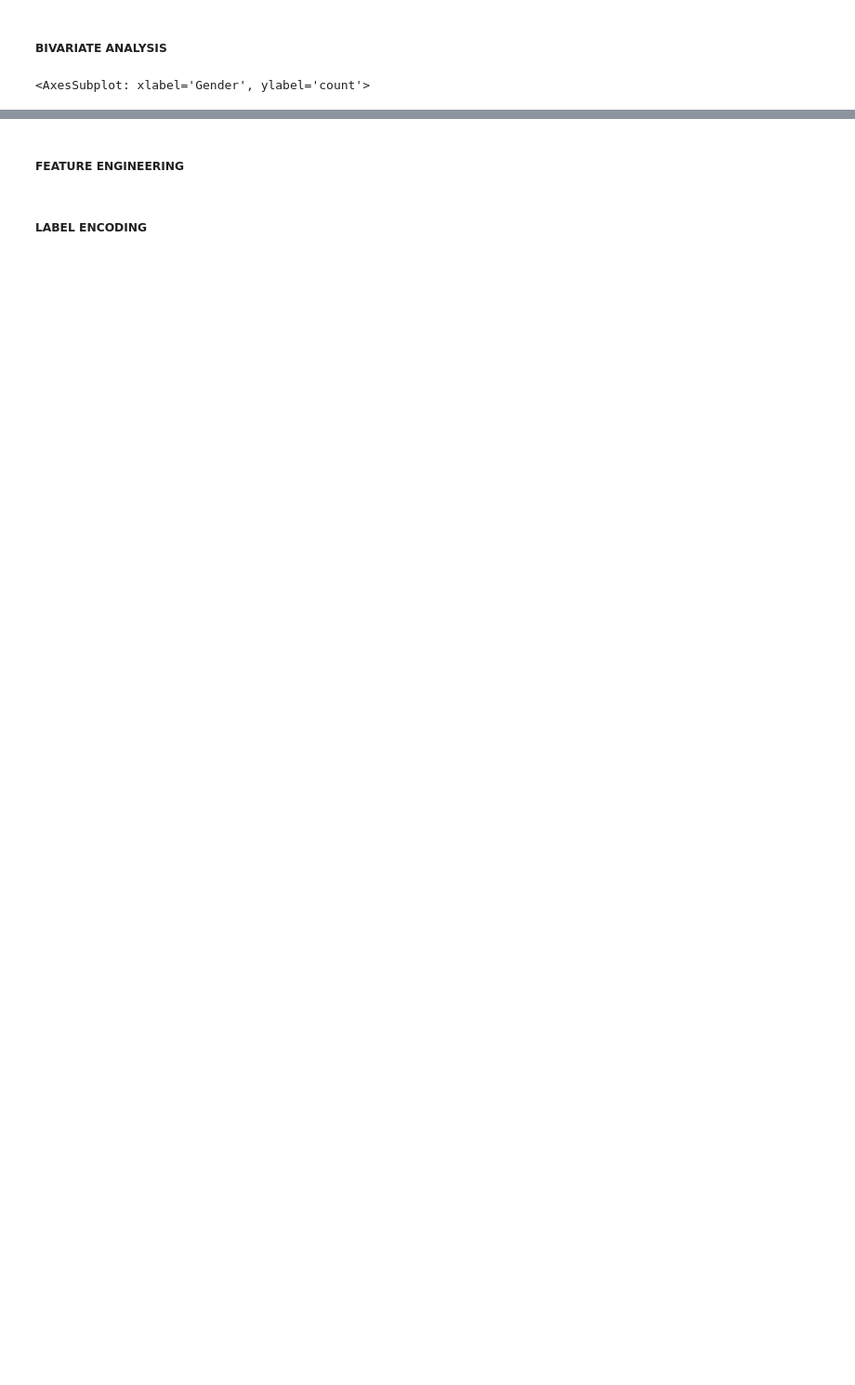
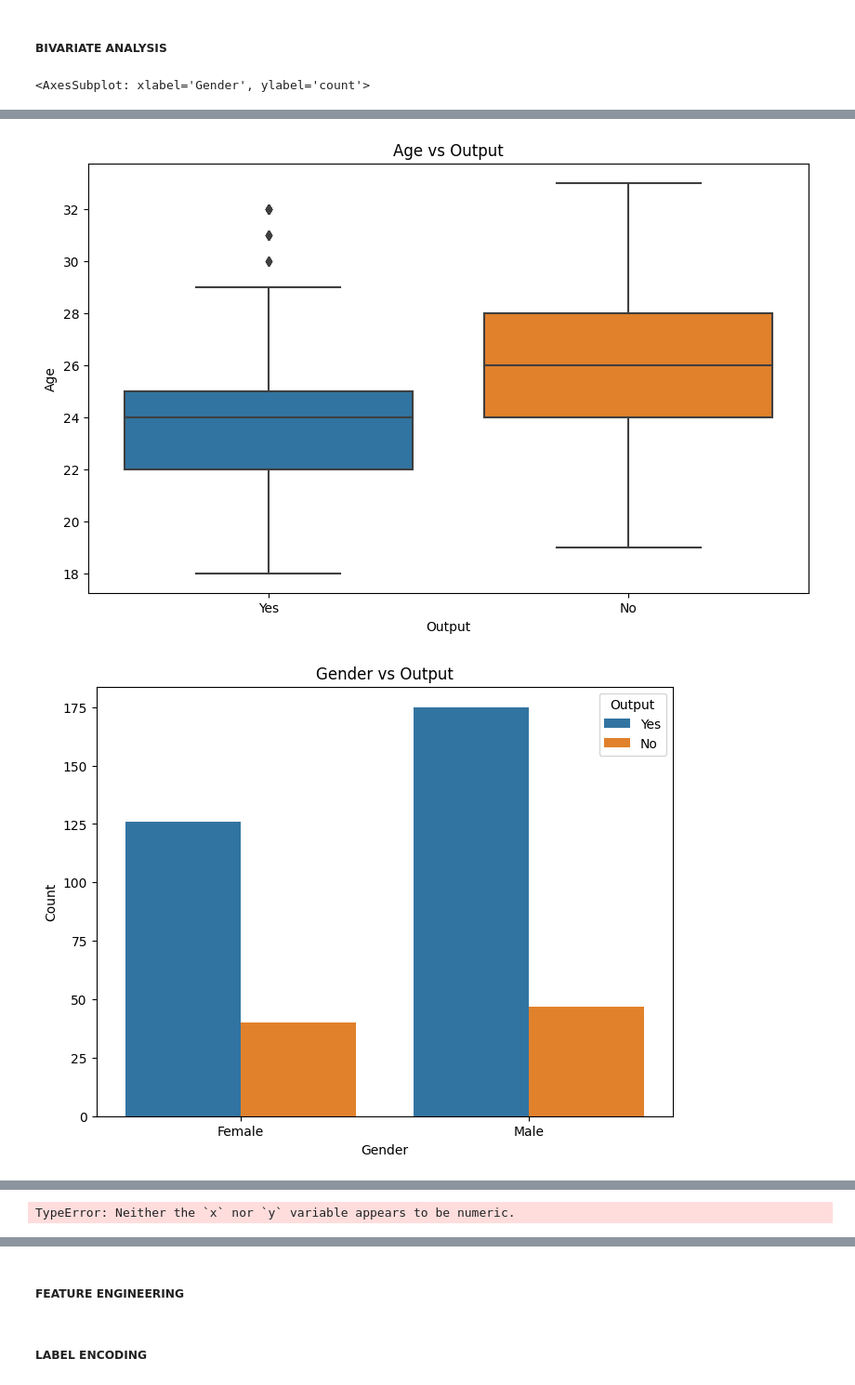
Before and after one commit to kwabenaboateng/ONLINE-FOOD, a Jupyter notebook: online food.ipynb, the cells around one changed output, grey strips where cells are left out. Shown at 93% size. Saved outputs shown, nothing was run; the diff lists cells and outputs as text; code cells hidden in the pictures; blank space fills up the shorter version.

```diff
--- a/online food.ipynb
+++ b/online food.ipynb
@@ -225,0 +245,68 @@ sns.countplot(data = online_food,x='Gender',hue='Feedback')
+# %%
+# Bivariate analysis for 'Age' vs 'Output'
+plt.figure(figsize=(10, 6))
+sns.boxplot(x='Output', y='Age', data=online_food)
+plt.title('Age vs Output')
+plt.xlabel('Output')
+plt.ylabel('Age')
+plt.show()
+
+# Bivariate analysis for 'Gender' vs 'Output'
+plt.figure(figsize=(8, 6))
+sns.countplot(x='Gender', hue='Output', data=online_food)
+plt.title('Gender vs Output')
+plt.xlabel('Gender')
+plt.ylabel('Count')
+plt.show()
+
+# Bivariate analysis for 'Marital Status' vs 'Output'
+plt.figure(figsize=(8, 6))
+sns.countplot(x='Marital Status', hue='Output', data=online_food)
+plt.title('Marital Status vs Output')
+plt.xlabel('Marital Status')
+plt.ylabel('Count')
+plt.show()
+
+# Bivariate analysis for 'Occupation' vs 'Output'
+plt.figure(figsize=(12, 6))
+sns.countplot(x='Occupation', hue='Output', data=online_food)
+plt.title('Occupation vs Output')
+plt.xlabel('Occupation')
+plt.ylabel('Count')
+plt.xticks(rotation=45)
+plt.show()
+
+# Bivariate analysis for 'Monthly Income' vs 'Output'
+plt.figure(figsize=(10, 6))
+sns.boxplot(x='Output', y='Monthly Income', data=online_food)
+plt.title('Monthly Income vs Output')
+plt.xlabel('Output')
+plt.ylabel('Monthly Income')
+plt.show()
+
+# Bivariate analysis for 'Educational Qualifications' vs 'Output'
+plt.figure(figsize=(8, 6))
+sns.countplot(x='Educational Qualifications', hue='Output', data=online_food)
+plt.title('Educational Qualifications vs Output')
+plt.xlabel('Educational Qualifications')
+plt.ylabel('Count')
+plt.show()
+
+# Bivariate analysis for 'Family size' vs 'Output'
+plt.figure(figsize=(10, 6))
+sns.boxplot(x='Output', y='Family size', data=online_food)
+plt.title('Family size vs Output')
+plt.xlabel('Output')
+plt.ylabel('Family size')
+plt.show()
+
+# Bivariate analysis for 'Feedback' vs 'Output'
+plt.figure(figsize=(8, 6))
+sns.countplot(x='Feedback', hue='Output', data=online_food)
+plt.title('Feedback vs Output')
+plt.xlabel('Feedback')
+plt.ylabel('Count')
+plt.show()
+# %% [output]
+[figure, added]
+[figure, added]
@@ -225,0 +315 @@ sns.countplot(data = online_food,x='Gender',hue='Feedback')
+TypeError: Neither the `x` nor `y` variable appears to be numeric.
```
Also changed, not shown: parts of 15 cells of this notebook.
